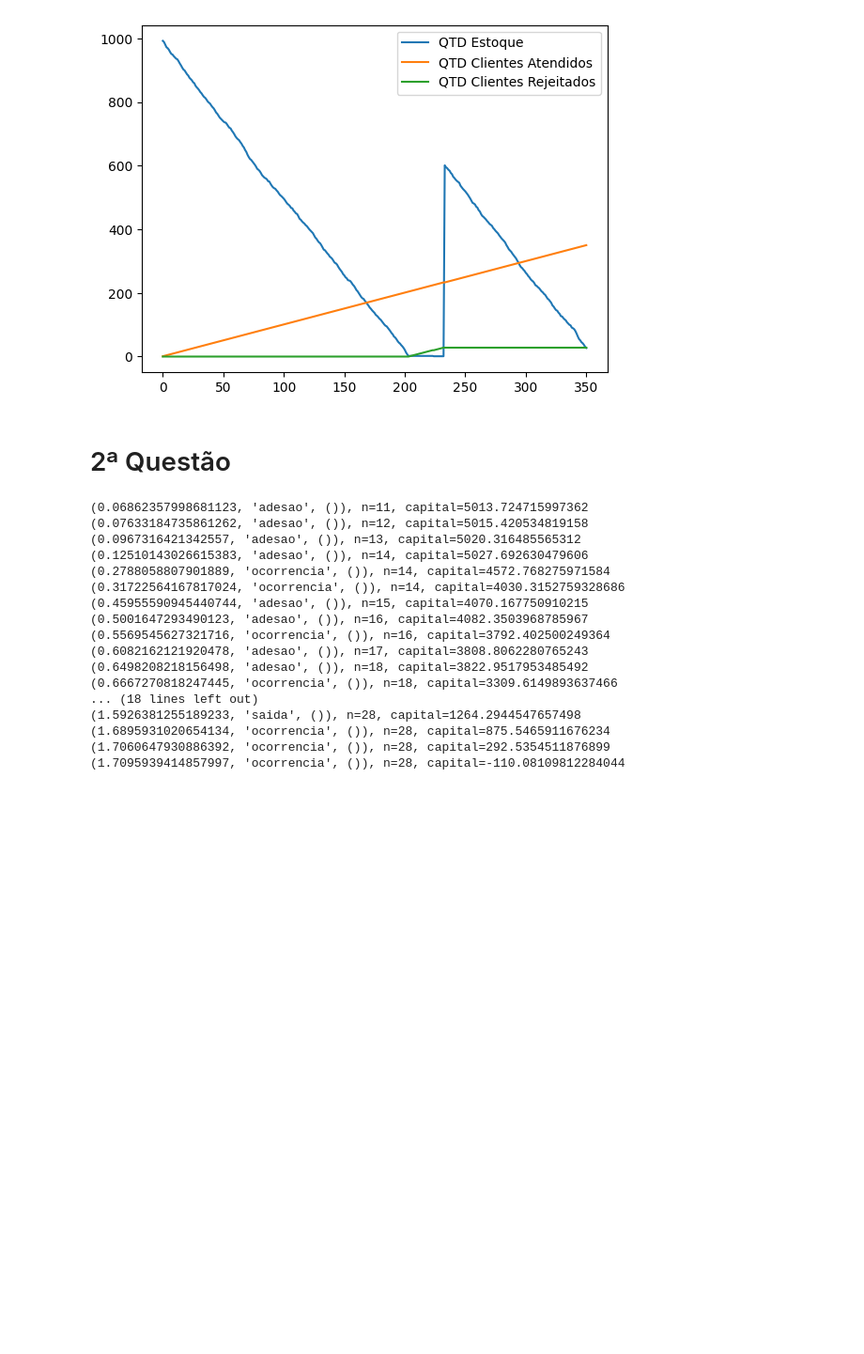
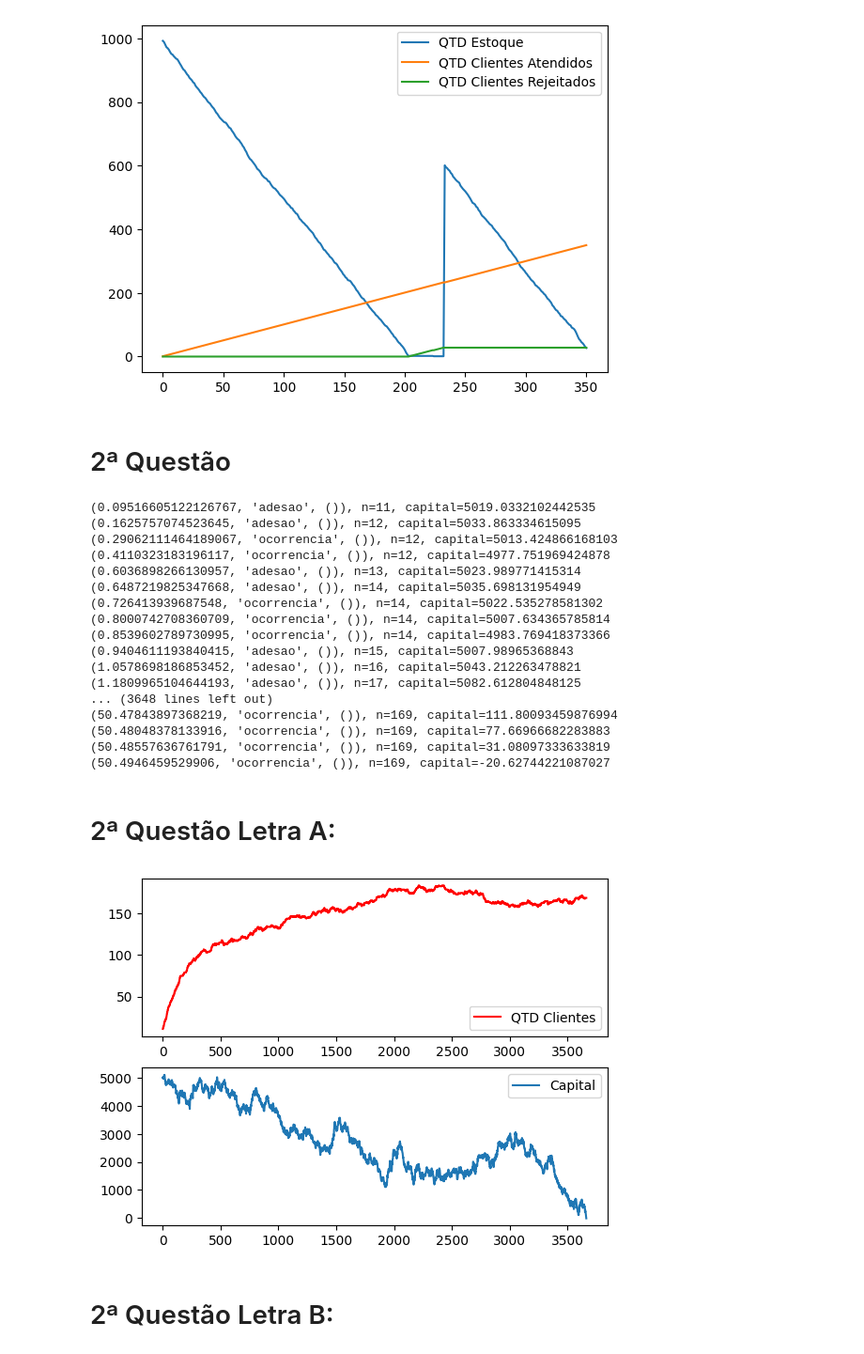
Before and after one commit to Davioliveira1305/Simulacao-Estocastica, a Jupyter notebook: Lista3_Simulação_Estocástica.ipynb, the cells around one changed output. Shown: that part at 94% size. Drawn from its saved outputs; the diff is of its cells as text; code cells hidden in the pictures; blank space fills up the shorter version.

Commit message:
Faltando a 2ª Questão Letra B

```diff
--- a/Lista3_Simulação_Estocástica.ipynb
+++ b/Lista3_Simulação_Estocástica.ipynb
@@ -261,14 +261,15 @@ plt.show()
 # %%
 import random
 from heapq import heappush, heappop
+vetor_n = []
+vetor_c = []
 # %%
 lamb = 10
 mu = 1/20
 rho = 2/5
 c = 20
-# x ~ N(500, 100^2)
 K0 = 5000
-H = 50
+H = 100
 # %%
 # Eventos
 # Um evento é uma tripla (tempo, nome, dados)
@@ -304,7 +305,7 @@ def ocorrencia(LEF, t, dados):
   global d
   K = atualizar_capital()
   if n > 0:
-    x = random.normalvariate(500, 100)
+    x = random.normalvariate(50, 20)
     K = K - x
     heappush(LEF, (t+random.expovariate(n*rho), 'ocorrencia', ()) )
   d = t
@@ -341,21 +342,38 @@ while len(LEF) > 0 and t < H and K >=0:
     ocorrencia(LEF, t, dados)
 
   print(f"{evento}, n={n}, capital={K}")
+  vetor_n.append(n)
+  vetor_c.append(K)
 # %% [output]
-(0.06862357998681123, 'adesao', ()), n=11, capital=5013.724715997362
-(0.07633184735861262, 'adesao', ()), n=12, capital=5015.420534819158
-(0.0967316421342557, 'adesao', ()), n=13, capital=5020.316485565312
-(0.12510143026615383, 'adesao', ()), n=14, capital=5027.692630479606
-(0.2788058807901889, 'ocorrencia', ()), n=14, capital=4572.768275971584
-(0.31722564167817024, 'ocorrencia', ()), n=14, capital=4030.3152759328686
-(0.45955590945440744, 'adesao', ()), n=15, capital=4070.167750910215
-(0.5001647293490123, 'adesao', ()), n=16, capital=4082.3503968785967
-(0.5569545627321716, 'ocorrencia', ()), n=16, capital=3792.402500249364
-(0.6082162121920478, 'adesao', ()), n=17, capital=3808.8062280765243
-(0.6498208218156498, 'adesao', ()), n=18, capital=3822.9517953485492
-(0.6667270818247445, 'ocorrencia', ()), n=18, capital=3309.6149893637466
-... (18 lines left out)
-(1.5926381255189233, 'saida', ()), n=28, capital=1264.2944547657498
-(1.6895931020654134, 'ocorrencia', ()), n=28, capital=875.5465911676234
-(1.7060647930886392, 'ocorrencia', ()), n=28, capital=292.5354511876899
-(1.7095939414857997, 'ocorrencia', ()), n=28, capital=-110.08109812284044
+(0.09516605122126767, 'adesao', ()), n=11, capital=5019.0332102442535
+(0.1625757074523645, 'adesao', ()), n=12, capital=5033.863334615095
+(0.29062111464189067, 'ocorrencia', ()), n=12, capital=5013.424866168103
+(0.4110323183196117, 'ocorrencia', ()), n=12, capital=4977.751969424878
+(0.6036898266130957, 'adesao', ()), n=13, capital=5023.989771415314
+(0.6487219825347668, 'adesao', ()), n=14, capital=5035.698131954949
+(0.726413939687548, 'ocorrencia', ()), n=14, capital=5022.535278581302
+(0.8000742708360709, 'ocorrencia', ()), n=14, capital=5007.634365785814
+(0.8539602789730995, 'ocorrencia', ()), n=14, capital=4983.769418373366
+(0.9404611193840415, 'adesao', ()), n=15, capital=5007.98965368843
+(1.0578698186853452, 'adesao', ()), n=16, capital=5043.212263478821
+(1.1809965104644193, 'adesao', ()), n=17, capital=5082.612804848125
+... (3648 lines left out)
+(50.47843897368219, 'ocorrencia', ()), n=169, capital=111.80093459876994
+(50.48048378133916, 'ocorrencia', ()), n=169, capital=77.66966682283883
+(50.48557636761791, 'ocorrencia', ()), n=169, capital=31.08097333633819
+(50.4946459529906, 'ocorrencia', ()), n=169, capital=-20.62744221087027
+# %% [markdown]
+# 2ª Questão Letra A:
+# %%
+import matplotlib.pyplot as plt
+fig, aux = plt.subplots(nrows = 2)
+eixo_x = [i for i in range(len(vetor_n))]
+aux[0].plot(eixo_x, vetor_n,label = 'QTD Clientes', c = 'r')
+aux[0].legend(loc = 'lower right')
+aux[1].plot(eixo_x, vetor_c, label = 'Capital')
+aux[1].legend(loc='upper right')
+plt.show()
+# %% [output]
+[figure, added]
+# %% [markdown]
+# 2ª Questão Letra B:
```
Also changed, not shown: parts of 1 cell of this notebook.
